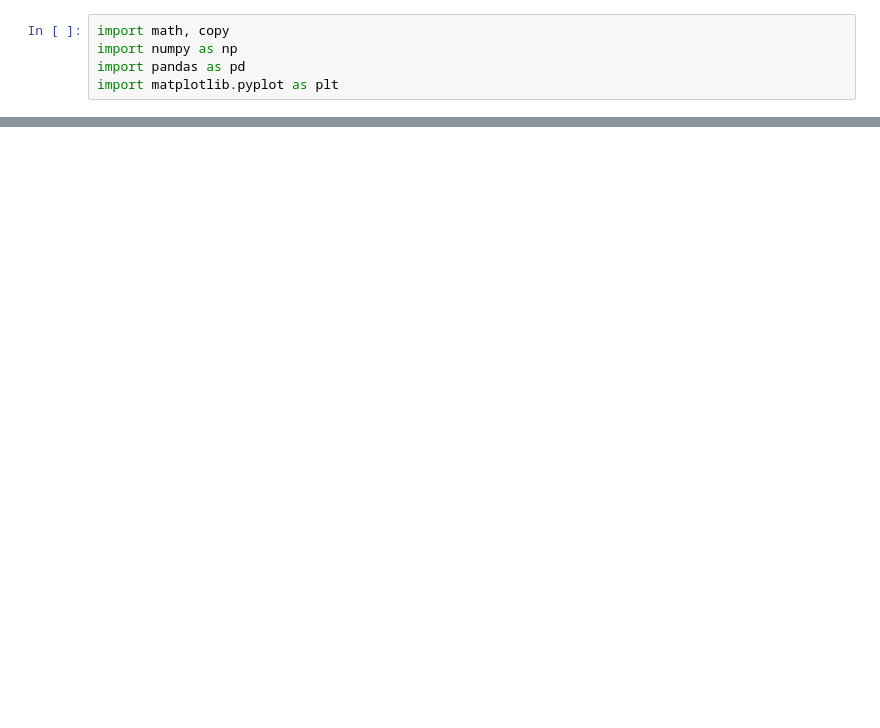
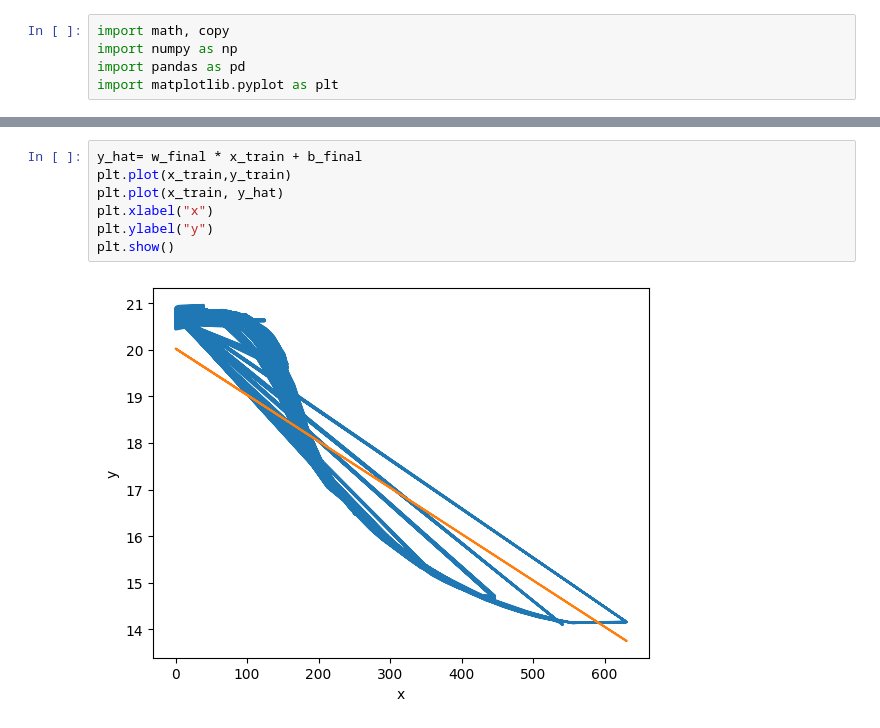
Before and after one commit to faurhadass/ocean-timeseries-ml, a Jupyter notebook: notebooks/ML_models.ipynb, the cells around one changed output, grey strips where cells are left out. Cells and saved outputs as stored; diff of their text form; blank space fills up the shorter version.

```diff
--- a/notebooks/ML_models.ipynb
+++ b/notebooks/ML_models.ipynb
@@ -58,0 +150,9 @@ plt.show()
+# %%
+y_hat= w_final * x_train + b_final
+plt.plot(x_train,y_train)
+plt.plot(x_train, y_hat)
+plt.xlabel("x")
+plt.ylabel("y")
+plt.show()
+# %% [output]
+[figure, added]
```
Also changed, not shown: parts of 5 cells of this notebook.
